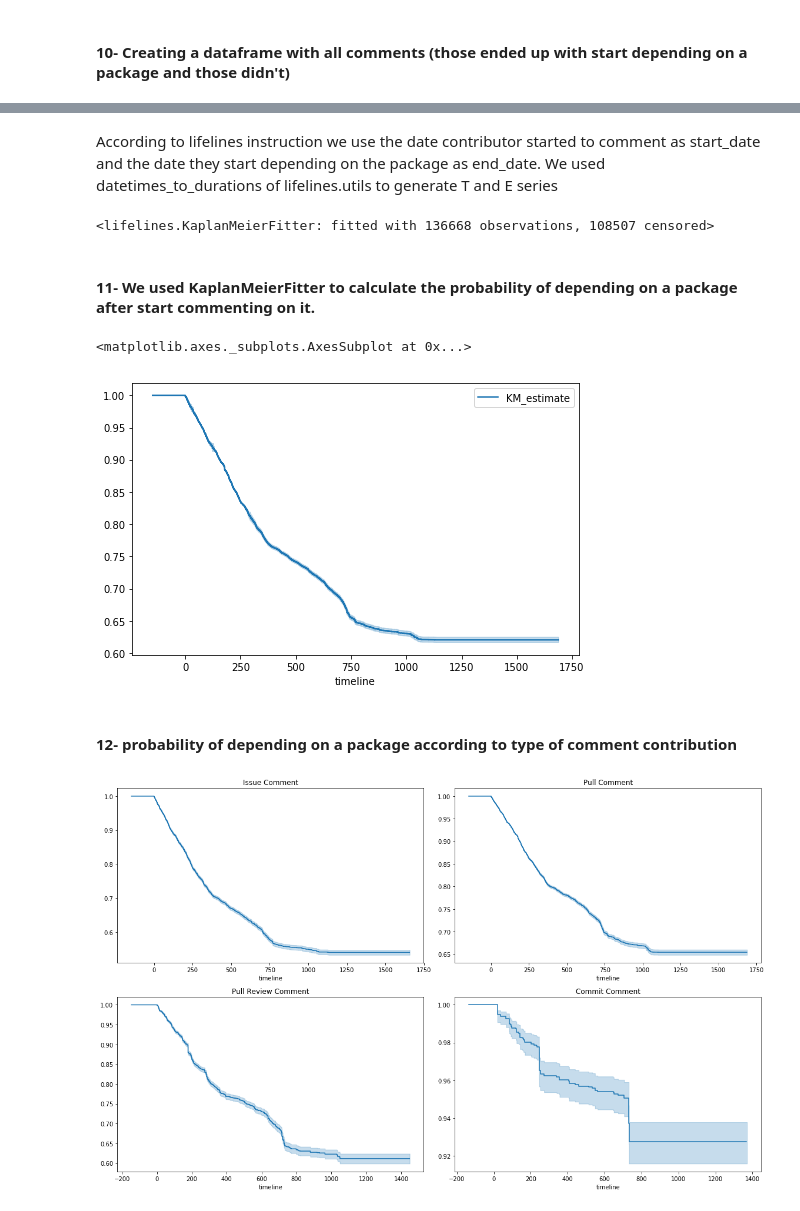
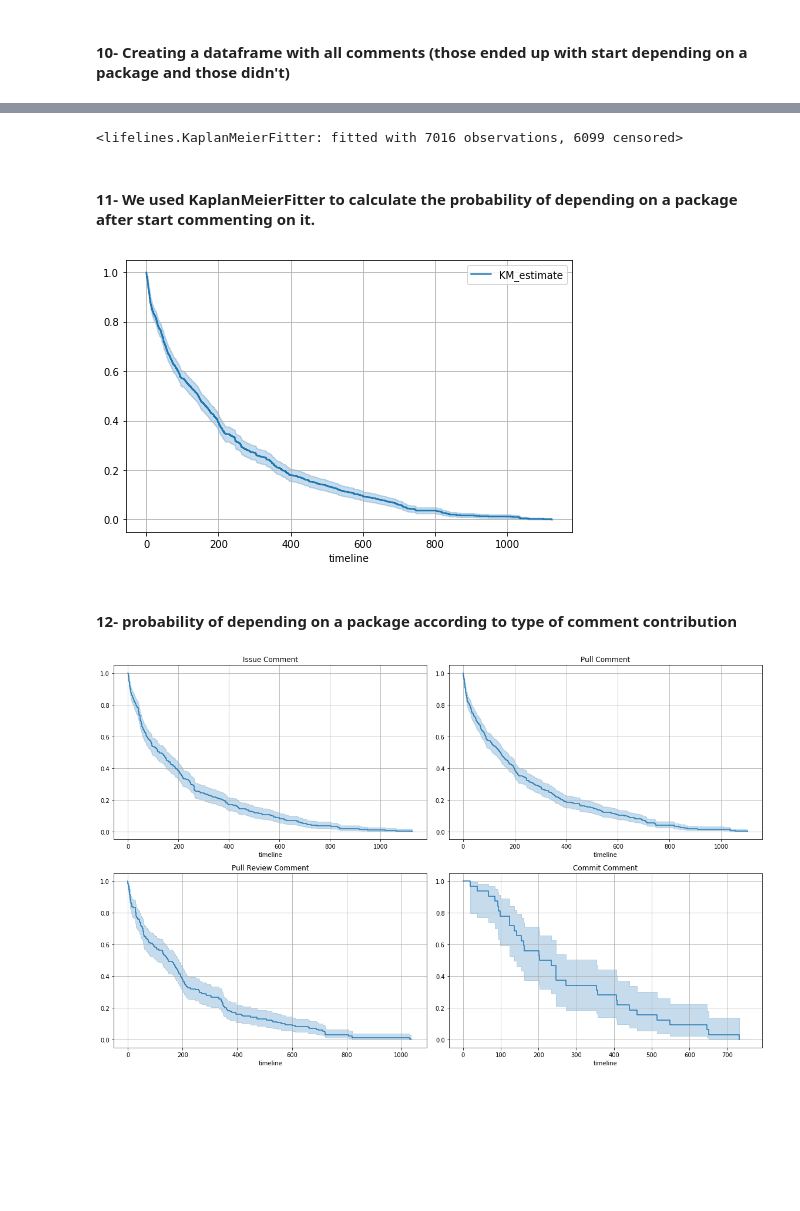
Before and after one commit to MehdiGol/PackagesDependencies-Contributors-Relationship, a Jupyter notebook: notebooks/Question 2.ipynb, the cells around one changed output, grey strips where cells are left out. Saved outputs shown, nothing was run; the diff lists cells and outputs as text; code cells hidden in the pictures; blank space fills up the shorter version.

```diff
--- a/notebooks/Question 2.ipynb
+++ b/notebooks/Question 2.ipynb
@@ -114,7 +114,7 @@ df_tmp_proportion = (
     .reset_index()
 )
 plt.rcParams["figure.figsize"] = (16,5)
-dic = {1:'Contributors with comment activity before dependeing on',0:'Contributors without comment activity before dependeing on'}
+dic = {1:'Packages with comment activity of contributor before dependeing on',0:'Packages without comment activity of contributor before dependeing on'}
 plt.figure(1)
 i = 221
 for item in df_tmp_proportion.NumberOfContributors.unique():
@@ -285,5 +285,7 @@ comments_on_packages = (
     .merge(all_comments,how='outer',
            left_on=['Name','user_login','author_assoc','created_at','type'],
            right_on=['Name','user_login','author_assoc','created_at','type'])
+    .drop_duplicates(subset=['Name','user_login','type'],keep='first')
+    .assign(TimeInterval= lambda x: np.where( x['TimeInterval']>0 , x['TimeInterval'],0))
+    .assign(EventObserved= lambda x: x['TimeInterval']>0)
 )
-comments_on_packages.head()
@@ -297,2 +291,0 @@ comments_on_packages.head()
-# %% [markdown]
-According to lifelines instruction we use the date contributor started to comment as start_date and the date they start depending on the package as end_date. We used datetimes_to_durations of lifelines.utils to generate T and E series
@@ -302,32 +292,36 @@ T, E = datetimes_to_durations(comments_on_packages['created_at'], comments_on_pa
+# %%
+T = comments_on_packages['TimeInterval']
+E = comments_on_packages['EventObserved']
 # %%
 plt.rcParams["figure.figsize"] = (8,5)
 from lifelines import KaplanMeierFitter
 kmf = KaplanMeierFitter()
-kmf.fit(T, event_observed=E)
+kmf.fit(comments_on_packages['TimeInterval'], event_observed=comments_on_packages['EventObserved'])
 # %% [output]
-<lifelines.KaplanMeierFitter: fitted with 136668 observations, 108507 censored>
+<lifelines.KaplanMeierFitter: fitted with 7016 observations, 6099 censored>
 # %% [markdown]
 #### 11- We used KaplanMeierFitter to calculate the probability of depending on a package after start commenting on it.
 # %%
 kmf.plot()
+plt.grid(True)
 # %% [output]
-<matplotlib.axes._subplots.AxesSubplot at 0x...>
-[figure, old version]
+[figure, new version]
 # %% [markdown]
 #### 12- probability of depending on a package according to type of comment contribution
 # %%
 plt.rcParams["figure.figsize"] = (16,10)
 
 types = {'isu':'Issue Comment','pul':'Pull Comment','prq':'Pull Review Comment','cmt':'Commit Comment'}
 cmtypes = comments_on_packages['type'].unique()
 
 for i,cmtype in enumerate(cmtypes):
     ax = plt.subplot(2,2, i+1)
     ix = comments_on_packages['type'] == cmtype
     kmf.fit( T[ix], E[ix], label=cmtype)
     kmf.plot(ax=ax, legend=False)
     plt.title(types[cmtype])
+    plt.grid(True)
 
 plt.tight_layout()
 # %% [output]
-[figure, old version]
+[figure, new version]
```
Also changed, not shown: parts of 3 cells of this notebook, 4 other files.
